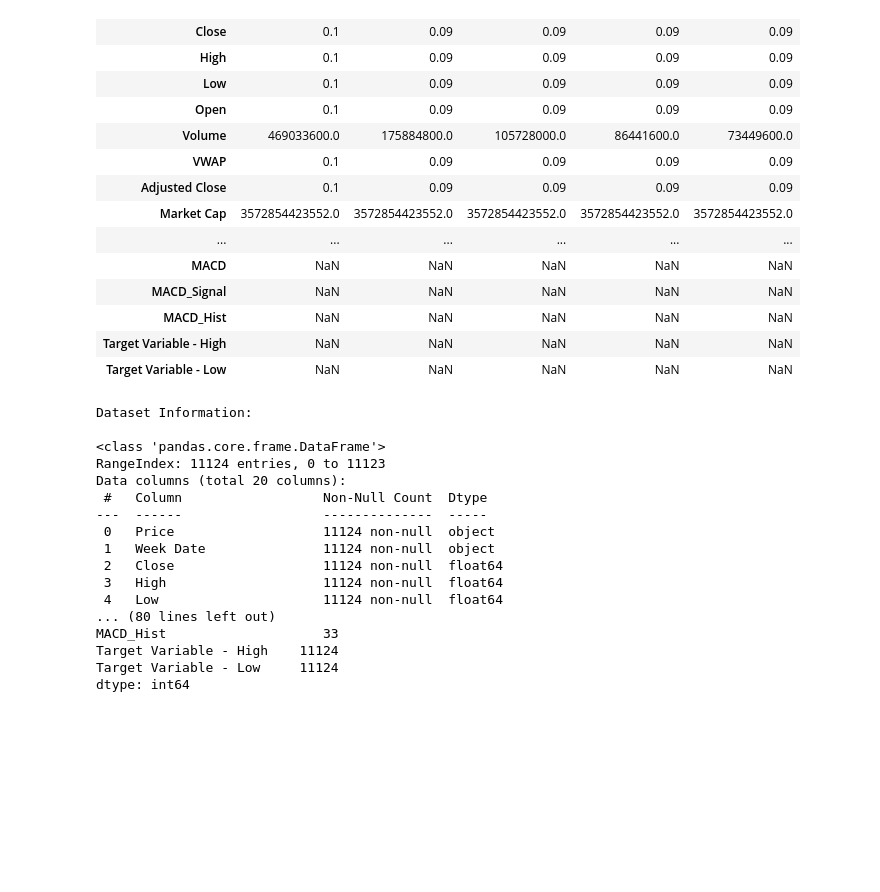
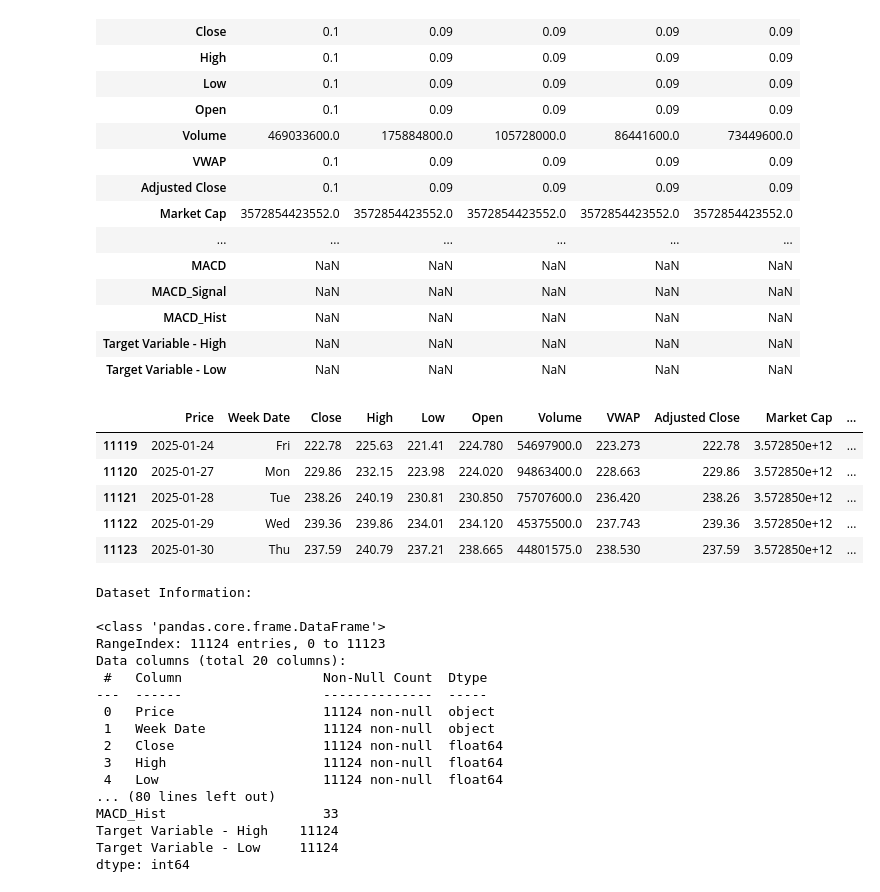
Before and after one commit to Kanchan786786/Capstone_project-, a Jupyter notebook: Capstone Models1.ipynb, the cells around one changed output. Cells and saved outputs as stored; diff of their text form; code cells hidden in the pictures; blank space fills up the shorter version.

```diff
--- a/Capstone Models1.ipynb
+++ b/Capstone Models1.ipynb
@@ -1307,6 +1307,15 @@ df.head().T
 | MACD_Hist | NaN | NaN | NaN | NaN | NaN |
 | Target Variable - High | NaN | NaN | NaN | NaN | NaN |
 | Target Variable - Low | NaN | NaN | NaN | NaN | NaN |
+# %%
+df.tail()
+# %% [output]
+|  | Price | Week Date | Close | High | Low | Open | Volume | VWAP | Adjusted Close | Market Cap | ... |
+| 11119 | 2025-01-24 | Fri | 222.78 | 225.63 | 221.41 | 224.780 | 54697900.0 | 223.273 | 222.78 | 3.572850e+12 | ... |
+| 11120 | 2025-01-27 | Mon | 229.86 | 232.15 | 223.98 | 224.020 | 94863400.0 | 228.663 | 229.86 | 3.572850e+12 | ... |
+| 11121 | 2025-01-28 | Tue | 238.26 | 240.19 | 230.81 | 230.850 | 75707600.0 | 236.420 | 238.26 | 3.572850e+12 | ... |
+| 11122 | 2025-01-29 | Wed | 239.36 | 239.86 | 234.01 | 234.120 | 45375500.0 | 237.743 | 239.36 | 3.572850e+12 | ... |
+| 11123 | 2025-01-30 | Thu | 237.59 | 240.79 | 237.21 | 238.665 | 44801575.0 | 238.530 | 237.59 | 3.572850e+12 | ... |
 # %%
 # 1. Basic Information
 print("\nDataset Information:\n")
```
Also changed, not shown: parts of 20 cells of this notebook.
